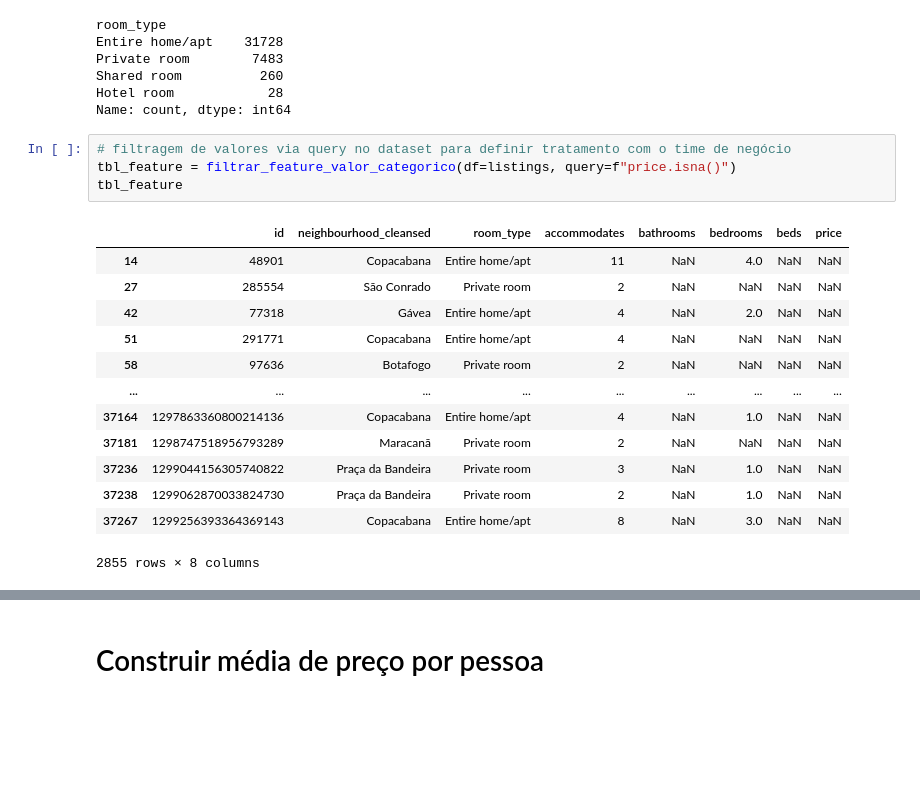
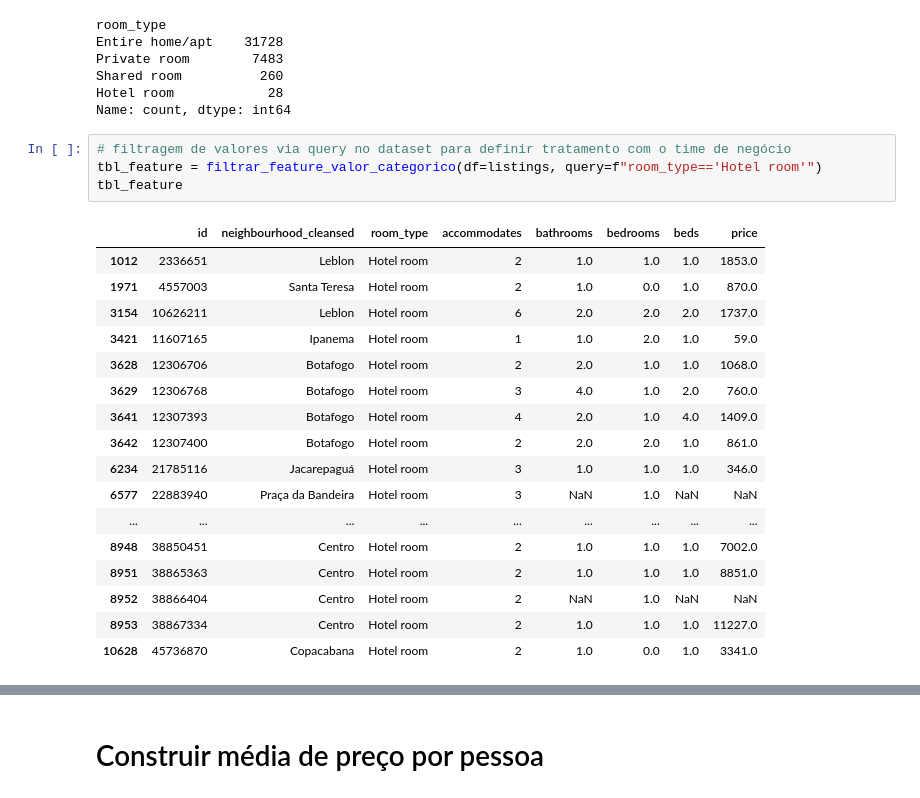
Before and after one commit to ederray/projetos_dnc, a Jupyter notebook: desafio5_data_wrangling/notebooks/eda.ipynb, the cells around one changed output, grey strips where cells are left out. Drawn from its saved outputs; the diff is of its cells as text; blank space fills up the shorter version.

```diff
--- a/desafio5_data_wrangling/notebooks/eda.ipynb
+++ b/desafio5_data_wrangling/notebooks/eda.ipynb
@@ -361,19 +421,23 @@ Hotel room            28
 Name: count, dtype: int64
 # %%
 # filtragem de valores via query no dataset para definir tratamento com o time de negócio
-tbl_feature = filtrar_feature_valor_categorico(df=listings, query=f"price.isna()")
+tbl_feature = filtrar_feature_valor_categorico(df=listings, query=f"room_type=='Hotel room'")
 tbl_feature
 # %% [output]
 |  | id | neighbourhood_cleansed | room_type | accommodates | bathrooms | bedrooms | beds | price |
-| 14 | 48901 | Copacabana | Entire home/apt | 11 | NaN | 4.0 | NaN | NaN |
-| 27 | 285554 | São Conrado | Private room | 2 | NaN | NaN | NaN | NaN |
-| 42 | 77318 | Gávea | Entire home/apt | 4 | NaN | 2.0 | NaN | NaN |
-| 51 | 291771 | Copacabana | Entire home/apt | 4 | NaN | NaN | NaN | NaN |
-| 58 | 97636 | Botafogo | Private room | 2 | NaN | NaN | NaN | NaN |
+| 1012 | 2336651 | Leblon | Hotel room | 2 | 1.0 | 1.0 | 1.0 | 1853.0 |
+| 1971 | 4557003 | Santa Teresa | Hotel room | 2 | 1.0 | 0.0 | 1.0 | 870.0 |
+| 3154 | 10626211 | Leblon | Hotel room | 6 | 2.0 | 2.0 | 2.0 | 1737.0 |
+| 3421 | 11607165 | Ipanema | Hotel room | 1 | 1.0 | 2.0 | 1.0 | 59.0 |
+| 3628 | 12306706 | Botafogo | Hotel room | 2 | 2.0 | 1.0 | 1.0 | 1068.0 |
+| 3629 | 12306768 | Botafogo | Hotel room | 3 | 4.0 | 1.0 | 2.0 | 760.0 |
+| 3641 | 12307393 | Botafogo | Hotel room | 4 | 2.0 | 1.0 | 4.0 | 1409.0 |
+| 3642 | 12307400 | Botafogo | Hotel room | 2 | 2.0 | 2.0 | 1.0 | 861.0 |
+| 6234 | 21785116 | Jacarepaguá | Hotel room | 3 | 1.0 | 1.0 | 1.0 | 346.0 |
+| 6577 | 22883940 | Praça da Bandeira | Hotel room | 3 | NaN | 1.0 | NaN | NaN |
 | ... | ... | ... | ... | ... | ... | ... | ... | ... |
-| 37164 | 1297863360800214136 | Copacabana | Entire home/apt | 4 | NaN | 1.0 | NaN | NaN |
-| 37181 | 1298747518956793289 | Maracanã | Private room | 2 | NaN | NaN | NaN | NaN |
-| 37236 | 1299044156305740822 | Praça da Bandeira | Private room | 3 | NaN | 1.0 | NaN | NaN |
-| 37238 | 1299062870033824730 | Praça da Bandeira | Private room | 2 | NaN | 1.0 | NaN | NaN |
-| 37267 | 1299256393364369143 | Copacabana | Entire home/apt | 8 | NaN | 3.0 | NaN | NaN |
+| 8948 | 38850451 | Centro | Hotel room | 2 | 1.0 | 1.0 | 1.0 | 7002.0 |
+| 8951 | 38865363 | Centro | Hotel room | 2 | 1.0 | 1.0 | 1.0 | 8851.0 |
+| 8952 | 38866404 | Centro | Hotel room | 2 | NaN | 1.0 | NaN | NaN |
+| 8953 | 38867334 | Centro | Hotel room | 2 | 1.0 | 1.0 | 1.0 | 11227.0 |
+| 10628 | 45736870 | Copacabana | Hotel room | 2 | 1.0 | 0.0 | 1.0 | 3341.0 |
-2855 rows × 8 columns
```
Also changed, not shown: parts of 35 cells of this notebook, 2 other files.
